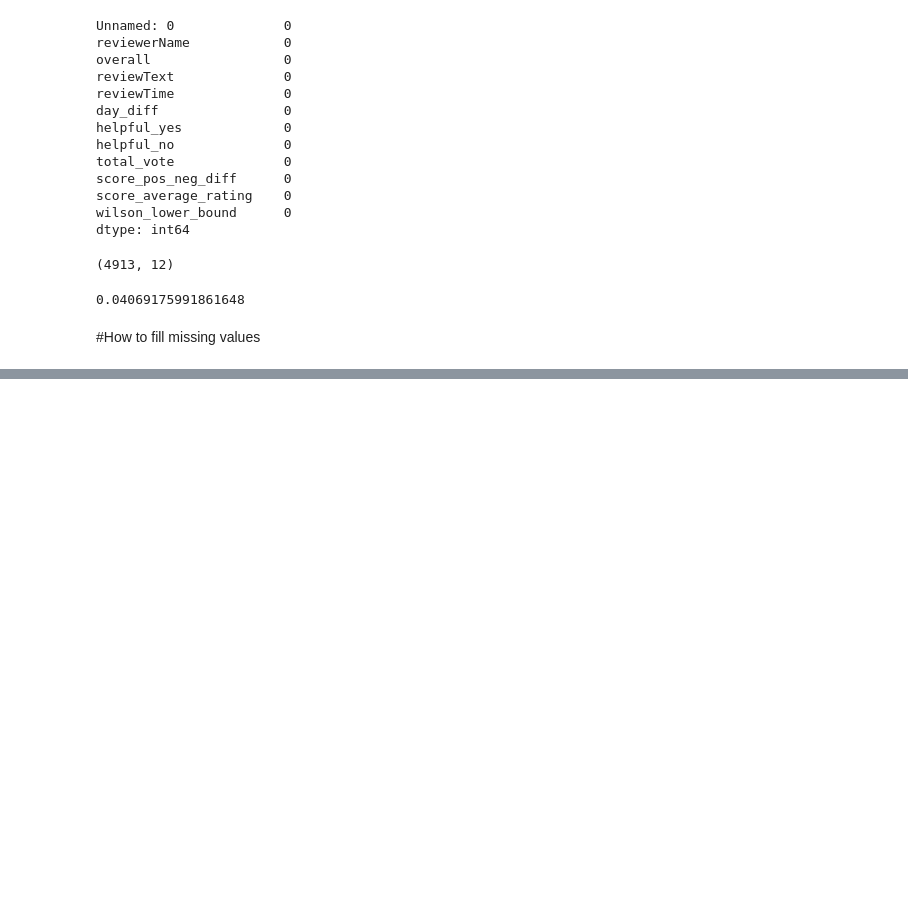
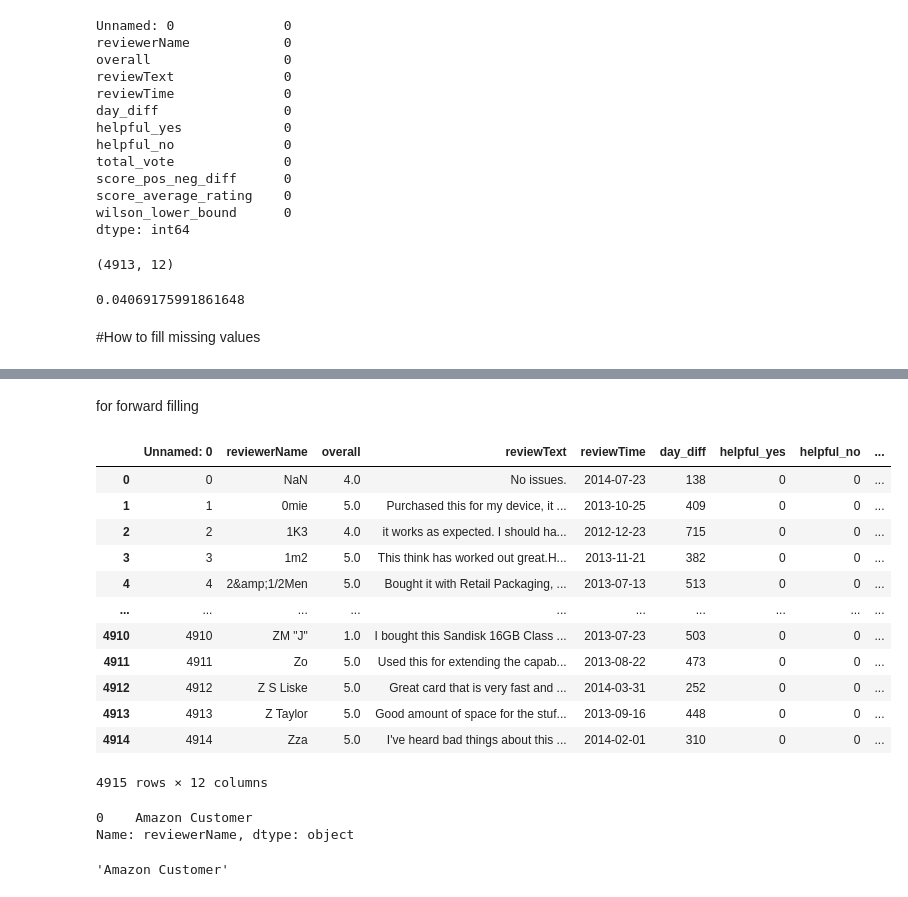
Before and after one commit to Nitisha707/python-for-data-science, a Jupyter notebook: Machine Learning.ipynb, the cells around one changed output, grey strips where cells are left out. Saved outputs shown, nothing was run; the diff lists cells and outputs as text; code cells hidden in the pictures; blank space fills up the shorter version.

```diff
--- a/Machine Learning.ipynb
+++ b/Machine Learning.ipynb
@@ -133,0 +225,27 @@ dataset.shape
+# %% [markdown]
+for forward filling
+# %%
+dataset.fillna(method="ffill")
+# %% [output]
+|  | Unnamed: 0 | reviewerName | overall | reviewText | reviewTime | day_diff | helpful_yes | helpful_no | ... |
+| 0 | 0 | NaN | 4.0 | No issues. | 2014-07-23 | 138 | 0 | 0 | ... |
+| 1 | 1 | 0mie | 5.0 | Purchased this for my device, it ... | 2013-10-25 | 409 | 0 | 0 | ... |
+| 2 | 2 | 1K3 | 4.0 | it works as expected. I should ha... | 2012-12-23 | 715 | 0 | 0 | ... |
+| 3 | 3 | 1m2 | 5.0 | This think has worked out great.H... | 2013-11-21 | 382 | 0 | 0 | ... |
+| 4 | 4 | 2&amp;1/2Men | 5.0 | Bought it with Retail Packaging, ... | 2013-07-13 | 513 | 0 | 0 | ... |
+| ... | ... | ... | ... | ... | ... | ... | ... | ... | ... |
+| 4910 | 4910 | ZM "J" | 1.0 | I bought this Sandisk 16GB Class ... | 2013-07-23 | 503 | 0 | 0 | ... |
+| 4911 | 4911 | Zo | 5.0 | Used this for extending the capab... | 2013-08-22 | 473 | 0 | 0 | ... |
+| 4912 | 4912 | Z S Liske | 5.0 | Great card that is very fast and ... | 2014-03-31 | 252 | 0 | 0 | ... |
+| 4913 | 4913 | Z Taylor | 5.0 | Good amount of space for the stuf... | 2013-09-16 | 448 | 0 | 0 | ... |
+| 4914 | 4914 | Zza | 5.0 | I've heard bad things about this ... | 2014-02-01 | 310 | 0 | 0 | ... |
+4915 rows × 12 columns
+# %%
+dataset["reviewerName"].mode()
+# %% [output]
+0    Amazon Customer
+Name: reviewerName, dtype: object
+# %%
+dataset["reviewerName"].mode()[0]
+# %% [output]
+'Amazon Customer'
```
Also changed, not shown: parts of 8 cells of this notebook, 1 other file.
